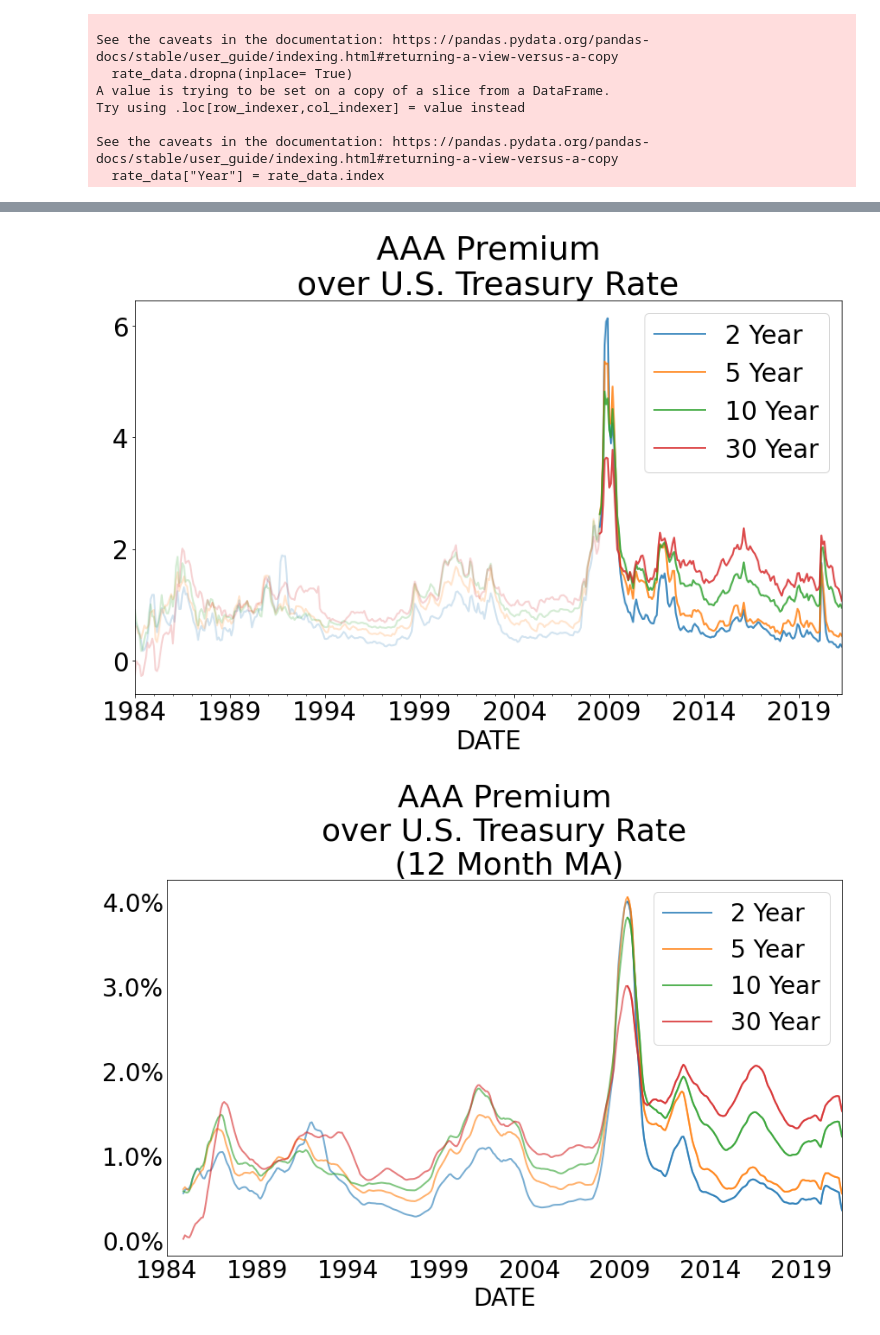
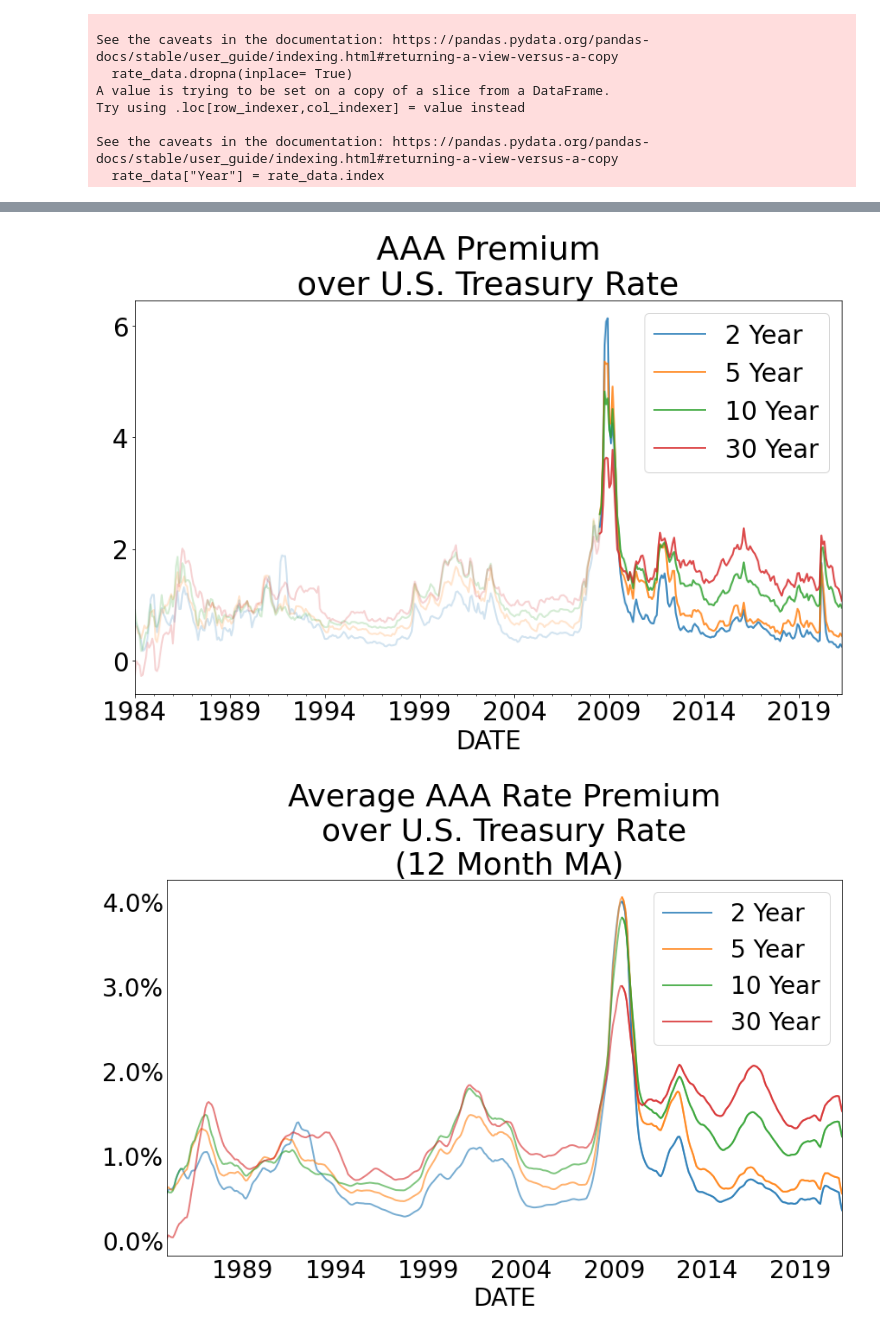
Before and after one commit to jlcatonjr/Learn-Python-for-Stats-and-Econ, a Jupyter notebook: Projects/SMP Data/Lending Monthly.ipynb, the cells around one changed output, grey strips where cells are left out. Saved outputs shown, nothing was run; the diff lists cells and outputs as text; code cells hidden in the pictures.

```diff
--- a/Projects/SMP Data/Lending Monthly.ipynb
+++ b/Projects/SMP Data/Lending Monthly.ipynb
@@ -196,7 +199,16 @@ if "data_gathered" not in locals():
 #         data[key + " % change"] = data[key].pct_change(year) * 100
 #         data["Log " + key]= np.log(data[key])
     data["Currency in Circulation / Total Assets"] = data["Currency in Circulation"].div(data["Balance Sheet: Total Assets"])
-
+    data["Total Debt"] =data["Total Debt"].mul(1000)
+    data["Federal Debt"] =data["Federal Debt"].mul(1000)
+    data["State and Local Debt"] =data["State and Local Debt"].mul(1000)
+    data["Nominal GDP"]=data["Nominal GDP"].mul(1000)
+    data["Public Debt"] = data["Federal Debt"].add(data["State and Local Debt"])
+    data["Private Debt"] = data["Total Debt"].sub(data["Public Debt"])
+    data["Public Debt / GDP"] = data["Public Debt"].div(data["Nominal GDP"]).mul(100)
+    data["Private Debt / GDP"] = data["Private Debt"].div(data["Nominal GDP"]).mul(100)
+    data["Public Debt / Private Debt"] = data["Public Debt"].div(data["Private Debt"]).mul(100)
+    data["Public Debt / Total Debt"] = data["Public Debt"].div(data["Total Debt"]).mul(100)
     data["Aaa and 10 Year Treasury Rate Spread"] = data["Aaa Rate"].sub(data["10 Year Treasury Rate"])
     data["AAA - FFR"] = data["Aaa Rate"].sub(data["Federal Funds Rate"])
 
@@ -295,36 +307,37 @@ num_dates = len(dates)
 rate_data.loc[:, rates].plot.line(ax = ax, alpha = .2, linewidth = 2, legend = False)
 rate_data.loc["2008-07-31":, rates].plot.line(ax = ax,
                                                    alpha = .8,
                                                    color = ["C" + str(i) for i in range(5)],
                                                    linewidth = 2,
                                                    label = [diff.replace(" Diff","") for diff in rate_diffs ])
 ax.set_title("AAA Premium\nover U.S. Treasury Rate", fontsize = 36)
 
 pp.savefig(fig, bbox_inches = "tight")
 plt.show()
 plt.close()
 
 
 fig, ax = plt.subplots(figsize = (14,8))
 dates =list(rate_data.index)
 num_dates = len(dates)
-rate_data.loc[:, rates].rolling(12).mean().plot.line(ax = ax, alpha = .6, linewidth = 2, legend = False)
-rate_data.loc["2008-07-31":, rates].rolling(12).mean().plot.line(ax = ax,
+rate_data.loc[:, rates].rolling(12).mean().dropna().plot.line(ax = ax, alpha = .6, linewidth = 2, legend = False)
+rate_data.loc["2008-07-31":, rates].rolling(12).mean().dropna().plot.line(ax = ax,
                                                    alpha = .8,
                                                    color = ["C" + str(i) for i in range(5)],
                                                    linewidth = 2,
                                                    label = [diff.replace(" Diff","") for diff in rate_diffs ])
-rate_data.loc[:, rates].loc[:"2008-07-31"].mean()
-ax.set_title("AAA Premium\nover U.S. Treasury Rate\n (12 Month MA)", fontsize = 36)
+
+
+ax.set_title("Average AAA Rate Premium\nover U.S. Treasury Rate\n (12 Month MA)", fontsize = 36)
 ax.set_yticklabels(str(label) + "%" for label in ax.get_yticks())
 ax.tick_params(axis=u'both', which=u'both',length=0)
 pp.savefig(fig, bbox_inches = "tight")
 plt.show()
 plt.close()
 
 pp.close()
 # %% [output]
 [figure]
 [figure]
-[figure, old version]
+[figure, new version]
 # %%
```
Also changed, not shown: parts of 17 cells of this notebook, 5 other files.
